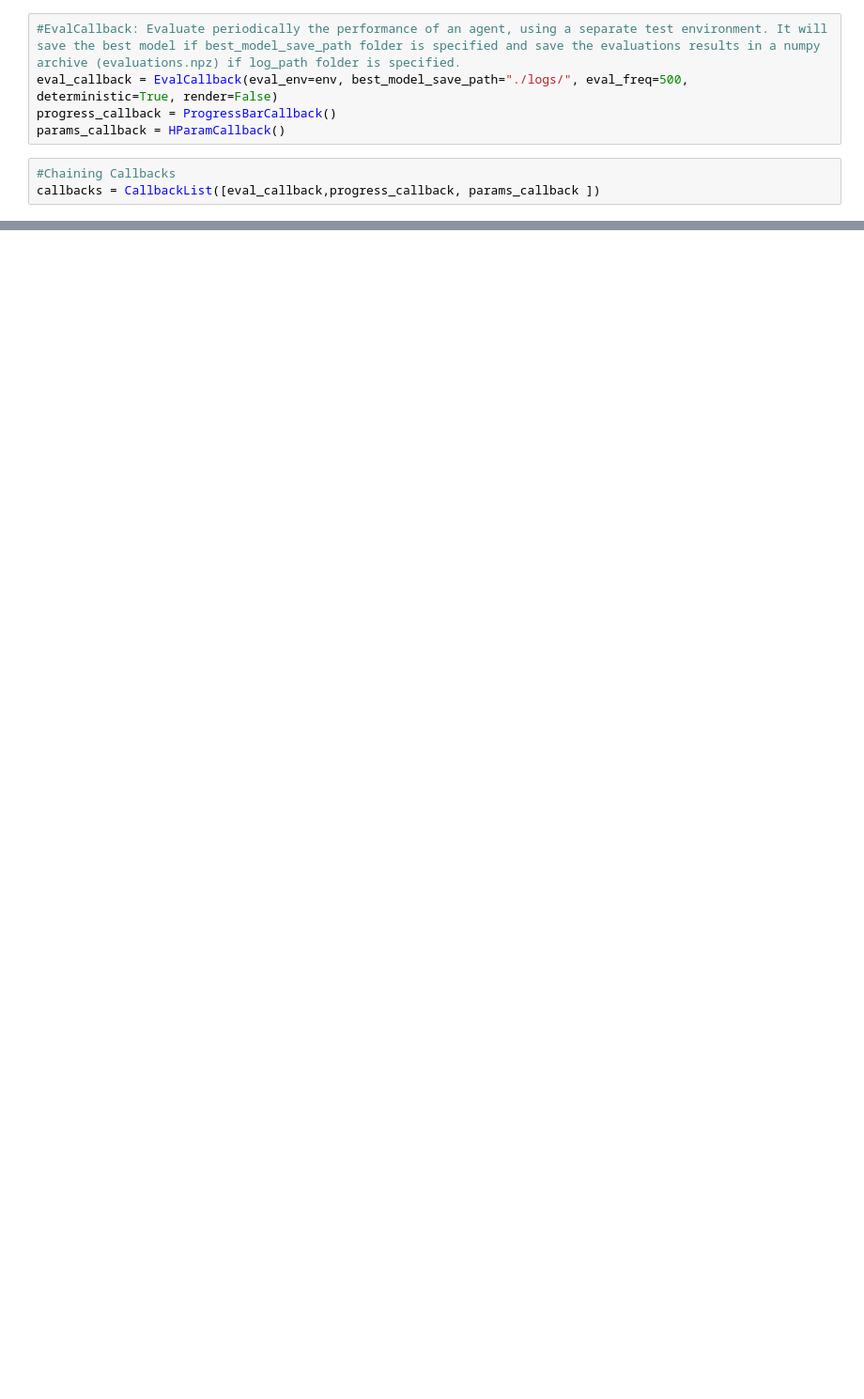
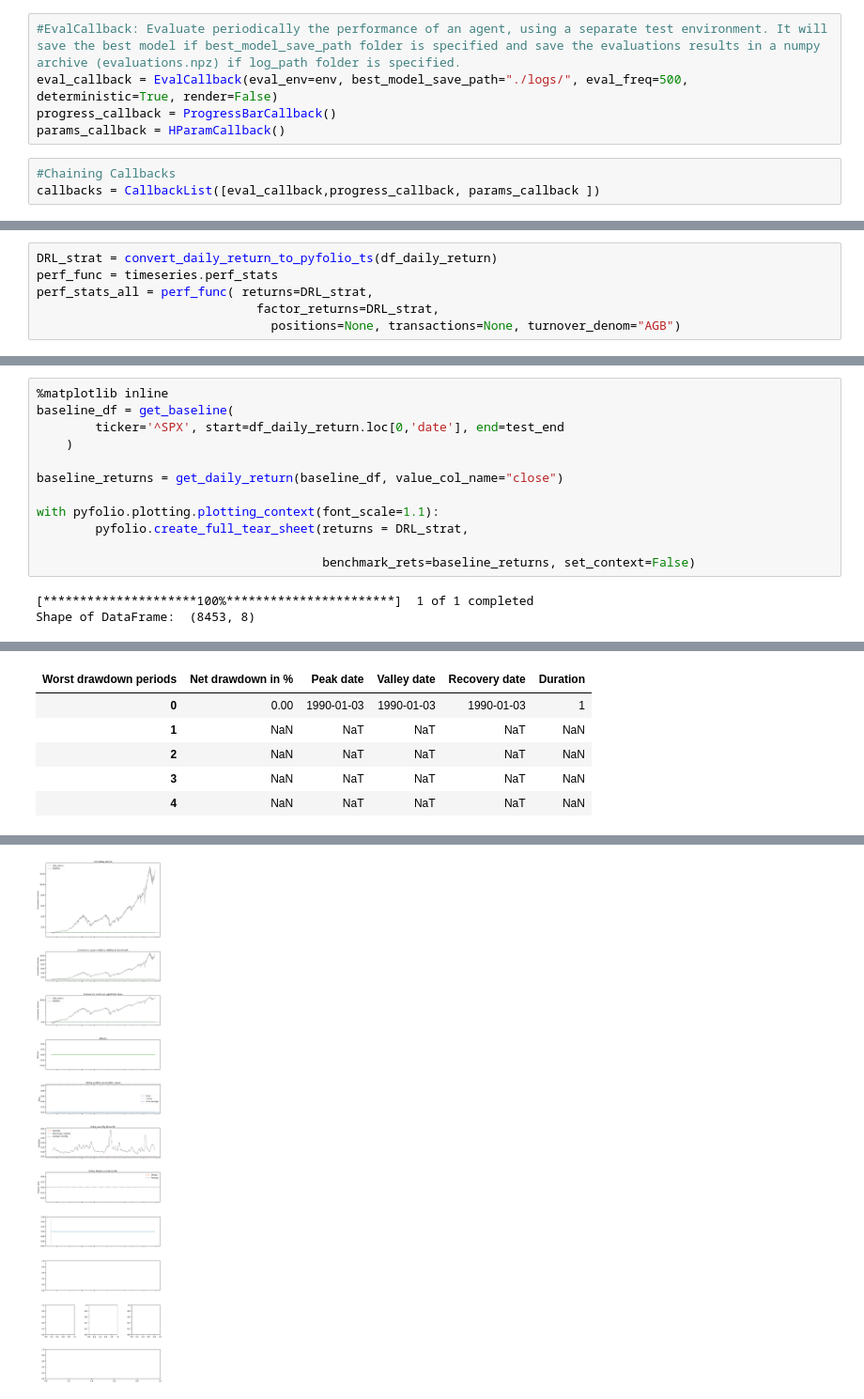
Before and after one commit to webclinic017/quantumai2, a Jupyter notebook: QAI2.ipynb, the cells around one changed output, grey strips where cells are left out. Shown at 94% size. Cells and saved outputs as stored; diff of their text form; blank space fills up the shorter version.

```diff
--- a/QAI2.ipynb
+++ b/QAI2.ipynb
@@ -105,0 +190,6 @@ model.learn(total_timesteps=500000, callback=callbacks, tb_log_name="a2c_florian
+# %%
+DRL_strat = convert_daily_return_to_pyfolio_ts(df_daily_return)
+perf_func = timeseries.perf_stats
+perf_stats_all = perf_func( returns=DRL_strat,
+                              factor_returns=DRL_strat,
+                                positions=None, transactions=None, turnover_denom="AGB")
@@ -105,0 +257,15 @@ model.learn(total_timesteps=500000, callback=callbacks, tb_log_name="a2c_florian
+# %%
+%matplotlib inline
+baseline_df = get_baseline(
+        ticker='^SPX', start=df_daily_return.loc[0,'date'], end=test_end
+    )
+
+baseline_returns = get_daily_return(baseline_df, value_col_name="close")
+
+with pyfolio.plotting.plotting_context(font_scale=1.1):
+        pyfolio.create_full_tear_sheet(returns = DRL_strat,
+
+                                       benchmark_rets=baseline_returns, set_context=False)
+# %% [output]
+[*********************100%***********************]  1 of 1 completed
+Shape of DataFrame:  (8453, 8)
@@ -105,0 +291,6 @@ model.learn(total_timesteps=500000, callback=callbacks, tb_log_name="a2c_florian
+| Worst drawdown periods | Net drawdown in % | Peak date | Valley date | Recovery date | Duration |
+| 0 | 0.00 | 1990-01-03 | 1990-01-03 | 1990-01-03 | 1 |
+| 1 | NaN | NaT | NaT | NaT | NaN |
+| 2 | NaN | NaT | NaT | NaT | NaN |
+| 3 | NaN | NaT | NaT | NaT | NaN |
+| 4 | NaN | NaT | NaT | NaT | NaN |
@@ -105,0 +298 @@ model.learn(total_timesteps=500000, callback=callbacks, tb_log_name="a2c_florian
+[figure, added]
```
Also changed, not shown: parts of 20 cells of this notebook, 21 other files.
